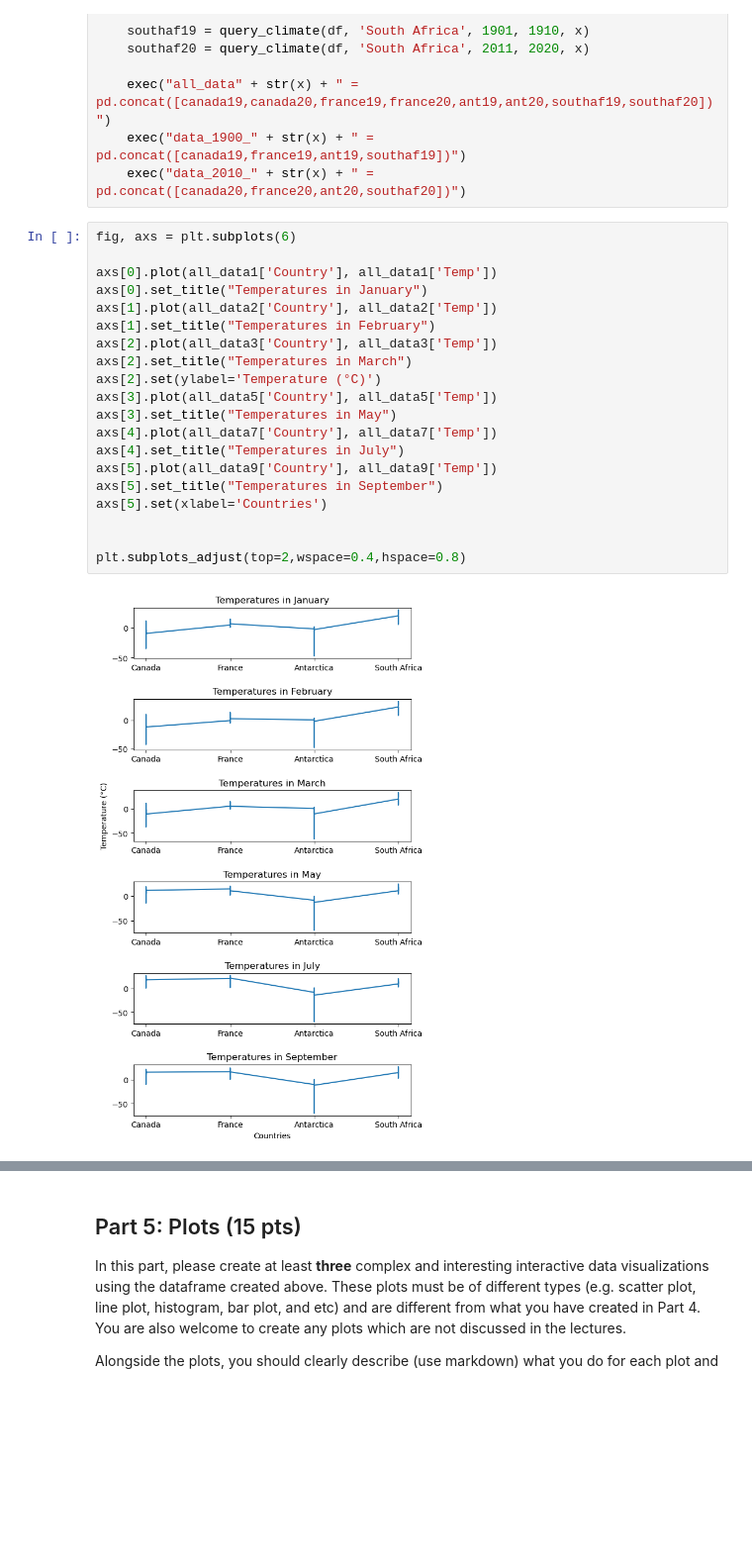
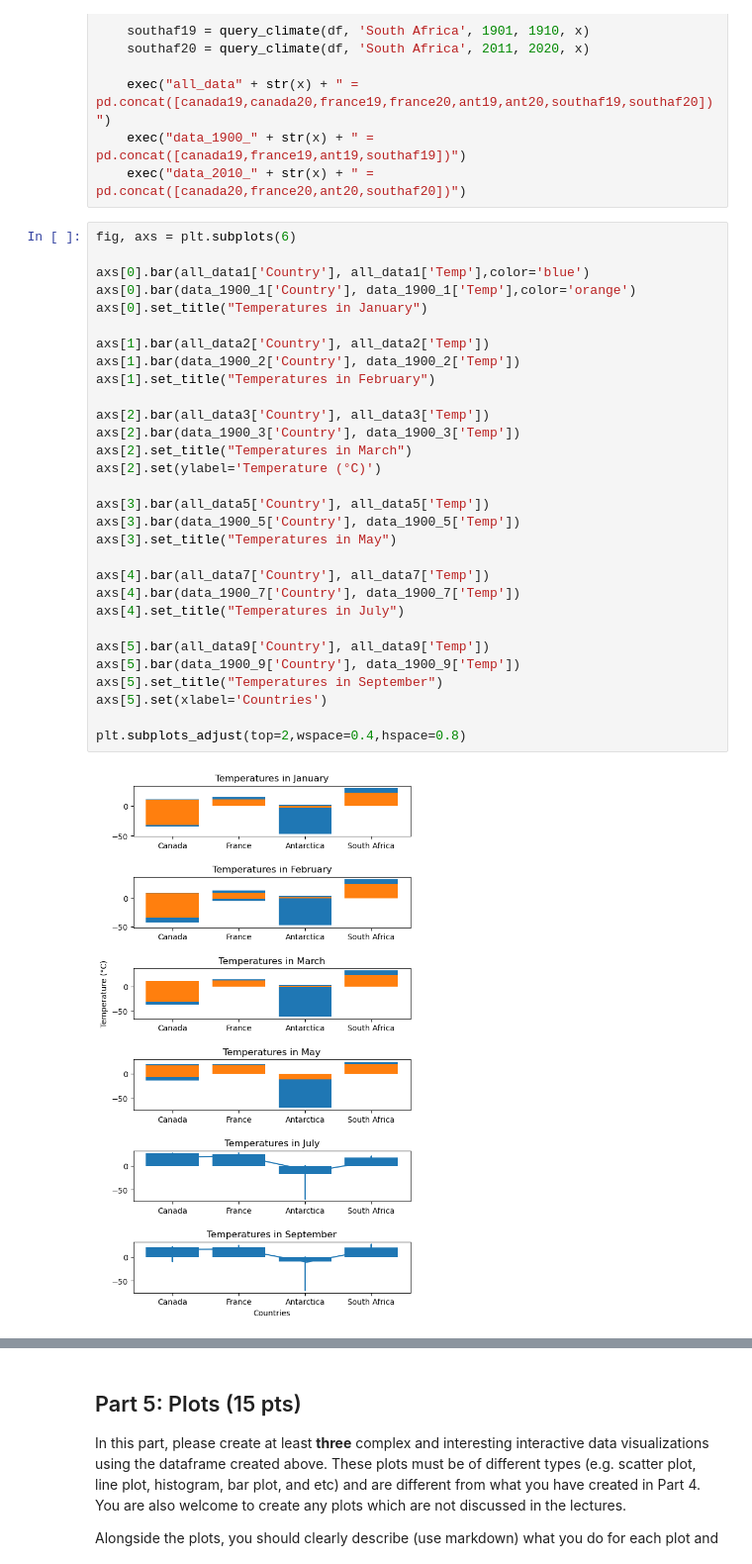
Before and after one commit to arijzhou/HW, a Jupyter notebook: HW1.ipynb, the cells around one changed output, grey strips where cells are left out. Shown: that part at 99% size. Saved outputs shown, nothing was run; the diff lists cells and outputs as text; blank space fills up the shorter version.

```diff
--- a/HW1.ipynb
+++ b/HW1.ipynb
@@ -224,22 +224,32 @@ for x in months:
 # %%
 fig, axs = plt.subplots(6)
 
-axs[0].plot(all_data1['Country'], all_data1['Temp'])
+axs[0].bar(all_data1['Country'], all_data1['Temp'],color='blue')
+axs[0].bar(data_1900_1['Country'], data_1900_1['Temp'],color='orange')
 axs[0].set_title("Temperatures in January")
-axs[1].plot(all_data2['Country'], all_data2['Temp'])
+
+axs[1].bar(all_data2['Country'], all_data2['Temp'])
+axs[1].bar(data_1900_2['Country'], data_1900_2['Temp'])
 axs[1].set_title("Temperatures in February")
-axs[2].plot(all_data3['Country'], all_data3['Temp'])
+
+axs[2].bar(all_data3['Country'], all_data3['Temp'])
+axs[2].bar(data_1900_3['Country'], data_1900_3['Temp'])
 axs[2].set_title("Temperatures in March")
 axs[2].set(ylabel='Temperature (°C)')
-axs[3].plot(all_data5['Country'], all_data5['Temp'])
+
+axs[3].bar(all_data5['Country'], all_data5['Temp'])
+axs[3].bar(data_1900_5['Country'], data_1900_5['Temp'])
 axs[3].set_title("Temperatures in May")
-axs[4].plot(all_data7['Country'], all_data7['Temp'])
+
+axs[4].bar(all_data7['Country'], all_data7['Temp'])
+axs[4].bar(data_1900_7['Country'], data_1900_7['Temp'])
 axs[4].set_title("Temperatures in July")
-axs[5].plot(all_data9['Country'], all_data9['Temp'])
+
+axs[5].bar(all_data9['Country'], all_data9['Temp'])
+axs[5].bar(data_1900_9['Country'], data_1900_9['Temp'])
 axs[5].set_title("Temperatures in September")
 axs[5].set(xlabel='Countries')
 
-
 plt.subplots_adjust(top=2,wspace=0.4,hspace=0.8)
 # %% [output]
-[figure, old version]
+[figure, new version]
```
Also changed, not shown: parts of 1 cell of this notebook.
